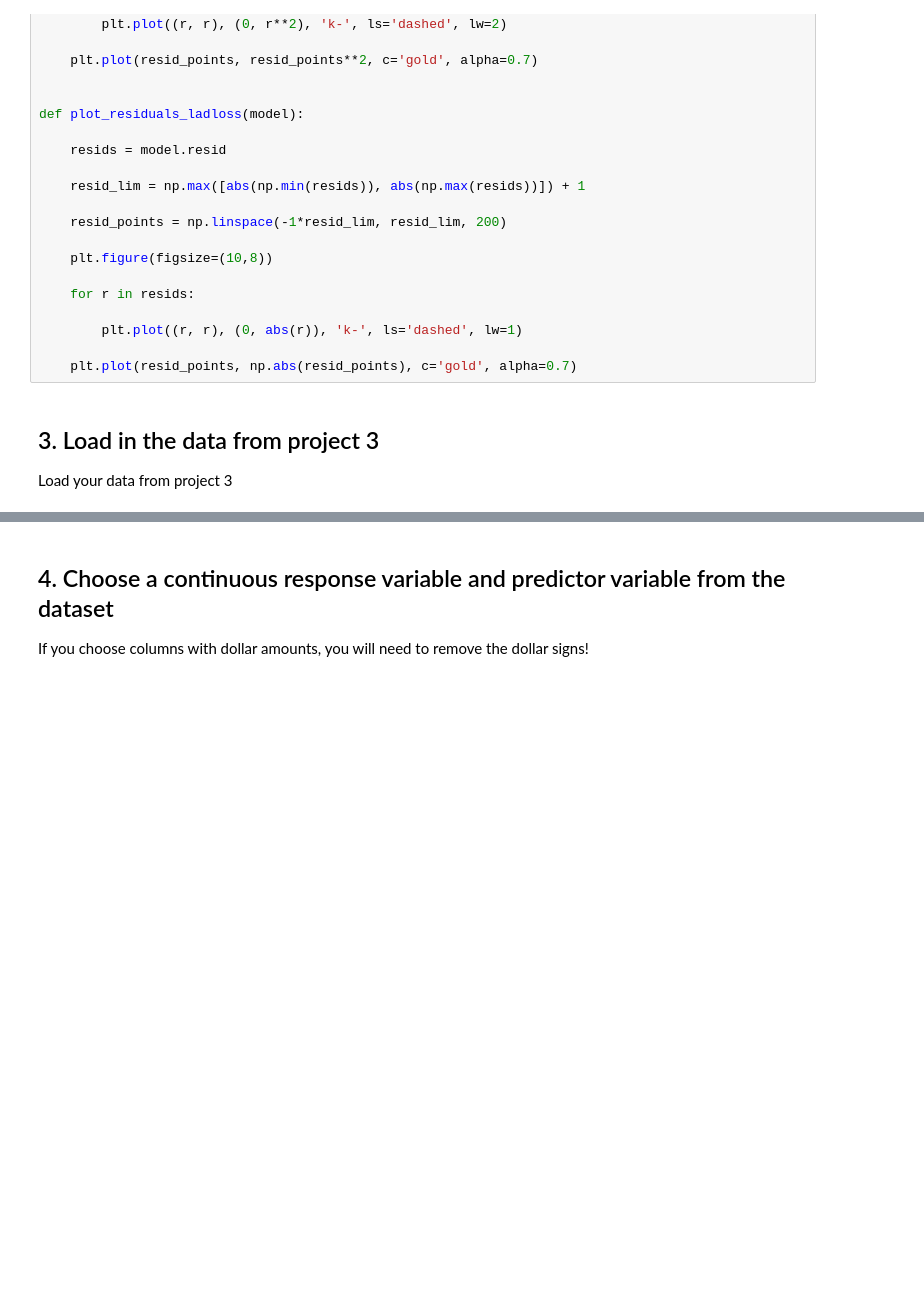
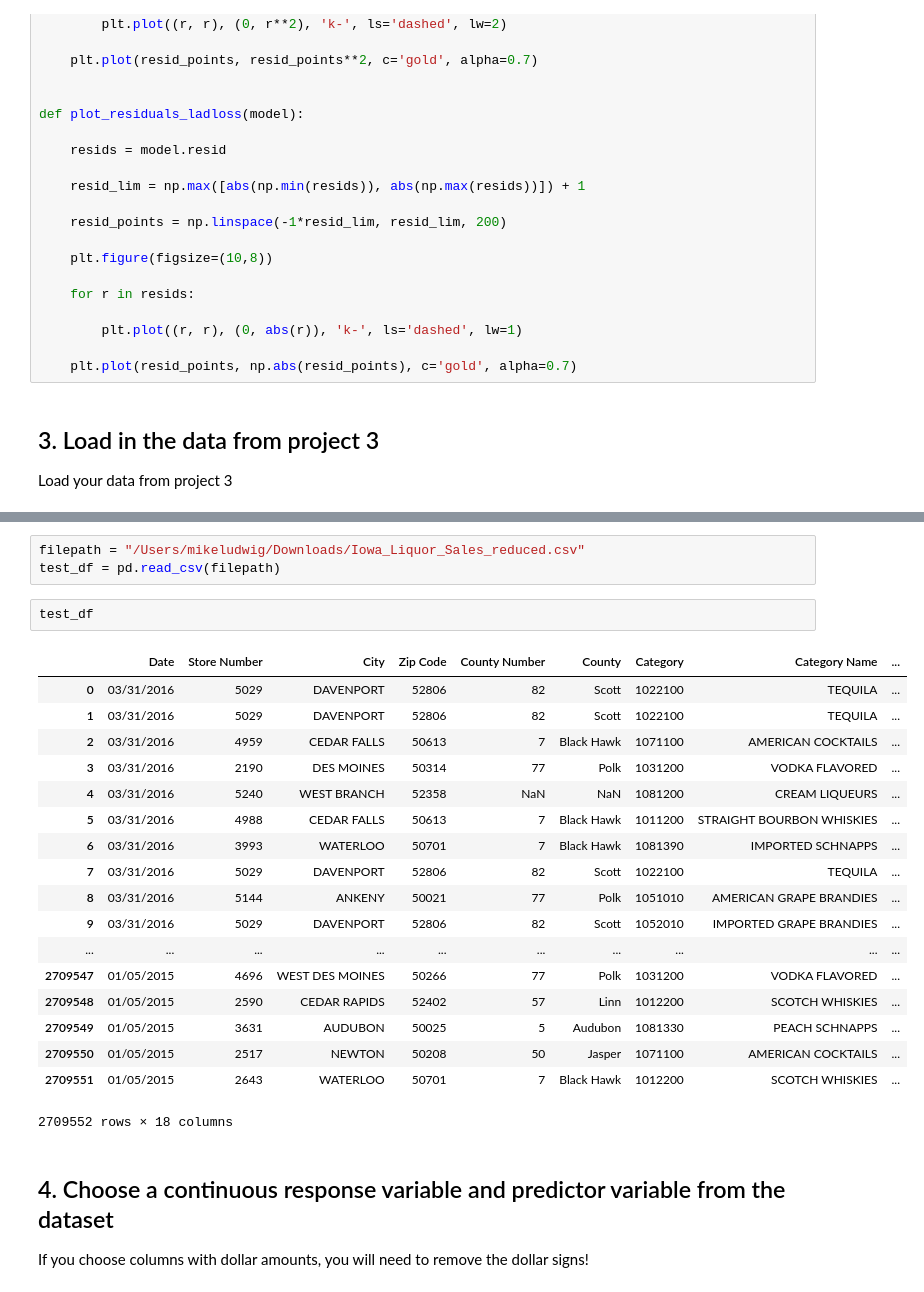
Before and after one commit to brettswan/General-Assembly-Projects, a Jupyter notebook: curriculum/week-03/4.4-lab/code/starter_code/loss-functions-regression-metrics-practice.ipynb, the cells around one changed output, grey strips where cells are left out. Drawn from its saved outputs; the diff is of its cells as text; blank space fills up the shorter version.

```diff
--- a/curriculum/week-03/4.4-lab/code/starter_code/loss-functions-regression-metrics-practice.ipynb
+++ b/curriculum/week-03/4.4-lab/code/starter_code/loss-functions-regression-metrics-practice.ipynb
@@ -88,3 +78,27 @@ Load your data from project 3
+# %%
+filepath = "/Users/mikeludwig/Downloads/Iowa_Liquor_Sales_reduced.csv"
+test_df = pd.read_csv(filepath)
+# %%
+test_df
+# %% [output]
+|  | Date | Store Number | City | Zip Code | County Number | County | Category | Category Name | ... |
+| 0 | 03/31/2016 | 5029 | DAVENPORT | 52806 | 82 | Scott | 1022100 | TEQUILA | ... |
+| 1 | 03/31/2016 | 5029 | DAVENPORT | 52806 | 82 | Scott | 1022100 | TEQUILA | ... |
+| 2 | 03/31/2016 | 4959 | CEDAR FALLS | 50613 | 7 | Black Hawk | 1071100 | AMERICAN COCKTAILS | ... |
+| 3 | 03/31/2016 | 2190 | DES MOINES | 50314 | 77 | Polk | 1031200 | VODKA FLAVORED | ... |
+| 4 | 03/31/2016 | 5240 | WEST BRANCH | 52358 | NaN | NaN | 1081200 | CREAM LIQUEURS | ... |
+| 5 | 03/31/2016 | 4988 | CEDAR FALLS | 50613 | 7 | Black Hawk | 1011200 | STRAIGHT BOURBON WHISKIES | ... |
+| 6 | 03/31/2016 | 3993 | WATERLOO | 50701 | 7 | Black Hawk | 1081390 | IMPORTED SCHNAPPS | ... |
+| 7 | 03/31/2016 | 5029 | DAVENPORT | 52806 | 82 | Scott | 1022100 | TEQUILA | ... |
+| 8 | 03/31/2016 | 5144 | ANKENY | 50021 | 77 | Polk | 1051010 | AMERICAN GRAPE BRANDIES | ... |
+| 9 | 03/31/2016 | 5029 | DAVENPORT | 52806 | 82 | Scott | 1052010 | IMPORTED GRAPE BRANDIES | ... |
+| ... | ... | ... | ... | ... | ... | ... | ... | ... | ... |
+| 2709547 | 01/05/2015 | 4696 | WEST DES MOINES | 50266 | 77 | Polk | 1031200 | VODKA FLAVORED | ... |
+| 2709548 | 01/05/2015 | 2590 | CEDAR RAPIDS | 52402 | 57 | Linn | 1012200 | SCOTCH WHISKIES | ... |
+| 2709549 | 01/05/2015 | 3631 | AUDUBON | 50025 | 5 | Audubon | 1081330 | PEACH SCHNAPPS | ... |
+| 2709550 | 01/05/2015 | 2517 | NEWTON | 50208 | 50 | Jasper | 1071100 | AMERICAN COCKTAILS | ... |
+| 2709551 | 01/05/2015 | 2643 | WATERLOO | 50701 | 7 | Black Hawk | 1012200 | SCOTCH WHISKIES | ... |
+2709552 rows × 18 columns
 # %% [markdown]
 ## 4. Choose a continuous response variable and predictor variable from the dataset
 
```
Also changed, not shown: parts of 6 cells of this notebook, 3 other files.
